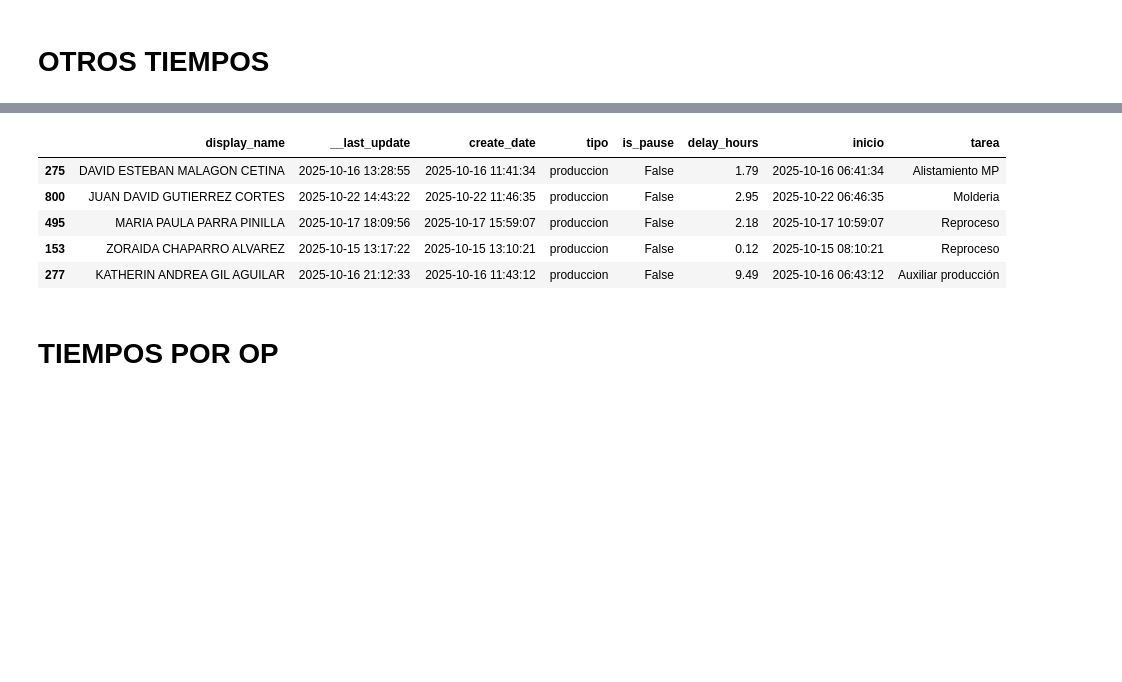
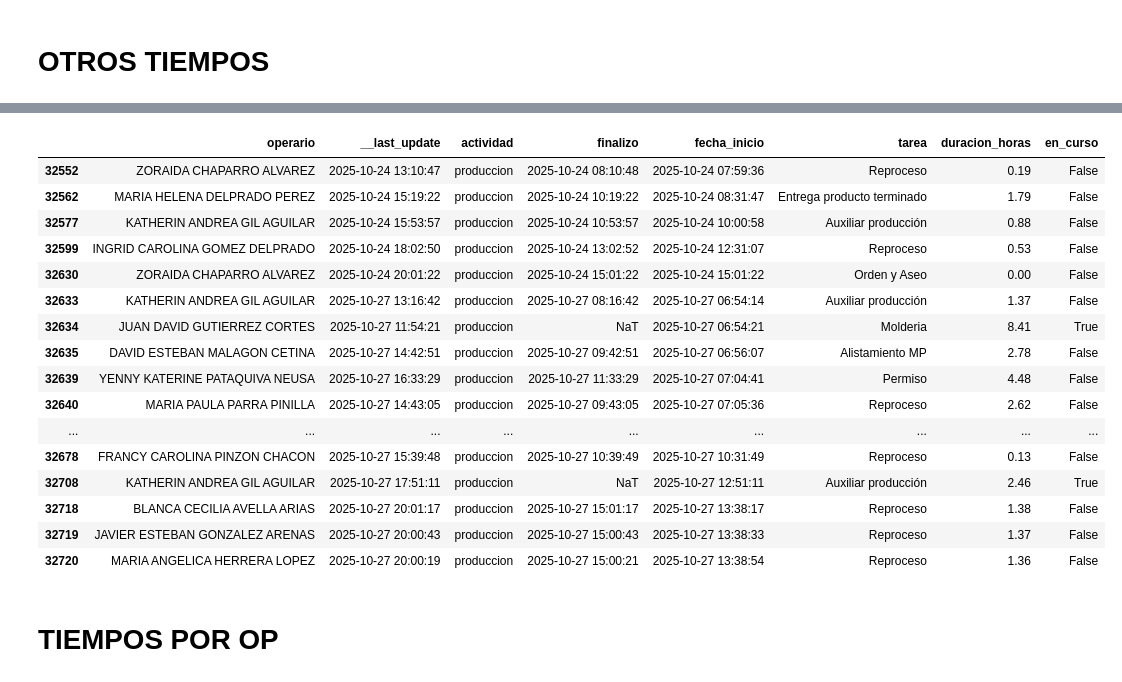
Before and after one commit to FiltrosDonsson/Proyectos-Data-analyst, a Jupyter notebook: PRORUDCCION/tiempo_operarios.ipynb, the cells around one changed output, grey strips where cells are left out. Cells and saved outputs as stored; diff of their text form; code cells hidden in the pictures; blank space fills up the shorter version.

```diff
--- a/PRORUDCCION/tiempo_operarios.ipynb
+++ b/PRORUDCCION/tiempo_operarios.ipynb
@@ -93,12 +93,41 @@ df.head()
 # %%
 df_ot = df[df["tipo"]!="sistema"] #Se quitan las de op ya que no caen bien
+
+df_ot.columns = df_ot.columns.str.lower()
+df_ot = df_ot.rename(columns={
+    "display_name": "operario",
+    "inicio": "fecha_inicio",
+    "tipo": "actividad",
+})
+
+# Convertir fechas
+for col in ["fecha_inicio", "create_date", "__last_update"]:
+    df_ot[col] = pd.to_datetime(df_ot[col], errors="coerce")
+
+# Agregar columnas que no existen en df_ot para igualar estructura
+df_ot["duracion_horas"] = df_ot["delay_hours"]
+df_ot["centro_produccion"] = "OTRAS TAREAS"
+
+df_ot = df_ot[["operario","__last_update","actividad","finalizo","fecha_inicio","tarea","duracion_horas"]]
+
+# Hora actual (en tu zona horaria si quieres)
+ahora = pd.Timestamp.now()
+
+df_ot["fecha_inicio"] = pd.to_datetime(df_ot["fecha_inicio"], errors="coerce")
+df_ot["finalizo"] = pd.to_datetime(df_ot["finalizo"], errors="coerce")
+
+# --- 1️⃣ Crear columna en_curso ---
+# True si no hay fecha de finalización
+df_ot["en_curso"] = df_ot["finalizo"].isna() | (df_ot["finalizo"] == False)
+
+# --- 2️⃣ Recalcular duración ---
+df_ot["duracion_horas"] = df_ot.apply(
+    lambda row: (
+        (ahora - row["fecha_inicio"]).total_seconds() / 3600
+        if row["en_curso"] and pd.notna(row["fecha_inicio"])
+        else (row["finalizo"] - row["fecha_inicio"]).total_seconds() / 3600
+        if pd.notna(row["finalizo"]) and pd.notna(row["fecha_inicio"])
+        else 0
+    ),
+    axis=1
+).round(2)
-# %%
-df_ot = df_ot[["display_name","__last_update","create_date","tipo","is_pause","delay_hours","inicio","tarea"]]
-df_ot.sample(5)
-# %% [output]
-|  | display_name | __last_update | create_date | tipo | is_pause | delay_hours | inicio | tarea |
-| 275 | DAVID ESTEBAN MALAGON CETINA | 2025-10-16 13:28:55 | 2025-10-16 11:41:34 | produccion | False | 1.79 | 2025-10-16 06:41:34 | Alistamiento MP |
-| 800 | JUAN DAVID GUTIERREZ CORTES | 2025-10-22 14:43:22 | 2025-10-22 11:46:35 | produccion | False | 2.95 | 2025-10-22 06:46:35 | Molderia |
-| 495 | MARIA PAULA PARRA PINILLA | 2025-10-17 18:09:56 | 2025-10-17 15:59:07 | produccion | False | 2.18 | 2025-10-17 10:59:07 | Reproceso |
-| 153 | ZORAIDA CHAPARRO ALVAREZ | 2025-10-15 13:17:22 | 2025-10-15 13:10:21 | produccion | False | 0.12 | 2025-10-15 08:10:21 | Reproceso |
-| 277 | KATHERIN ANDREA GIL AGUILAR | 2025-10-16 21:12:33 | 2025-10-16 11:43:12 | produccion | False | 9.49 | 2025-10-16 06:43:12 | Auxiliar producción |
@@ -106,0 +134,20 @@ df_ot.sample(5)
+# %%
+df_ot.tail(20)
+# %% [output]
+|  | operario | __last_update | actividad | finalizo | fecha_inicio | tarea | duracion_horas | en_curso |
+| 32552 | ZORAIDA CHAPARRO ALVAREZ | 2025-10-24 13:10:47 | produccion | 2025-10-24 08:10:48 | 2025-10-24 07:59:36 | Reproceso | 0.19 | False |
+| 32562 | MARIA HELENA DELPRADO PEREZ | 2025-10-24 15:19:22 | produccion | 2025-10-24 10:19:22 | 2025-10-24 08:31:47 | Entrega producto terminado | 1.79 | False |
+| 32577 | KATHERIN ANDREA GIL AGUILAR | 2025-10-24 15:53:57 | produccion | 2025-10-24 10:53:57 | 2025-10-24 10:00:58 | Auxiliar producción | 0.88 | False |
+| 32599 | INGRID CAROLINA GOMEZ DELPRADO | 2025-10-24 18:02:50 | produccion | 2025-10-24 13:02:52 | 2025-10-24 12:31:07 | Reproceso | 0.53 | False |
+| 32630 | ZORAIDA CHAPARRO ALVAREZ | 2025-10-24 20:01:22 | produccion | 2025-10-24 15:01:22 | 2025-10-24 15:01:22 | Orden y Aseo | 0.00 | False |
+| 32633 | KATHERIN ANDREA GIL AGUILAR | 2025-10-27 13:16:42 | produccion | 2025-10-27 08:16:42 | 2025-10-27 06:54:14 | Auxiliar producción | 1.37 | False |
+| 32634 | JUAN DAVID GUTIERREZ CORTES | 2025-10-27 11:54:21 | produccion | NaT | 2025-10-27 06:54:21 | Molderia | 8.41 | True |
+| 32635 | DAVID ESTEBAN MALAGON CETINA | 2025-10-27 14:42:51 | produccion | 2025-10-27 09:42:51 | 2025-10-27 06:56:07 | Alistamiento MP | 2.78 | False |
+| 32639 | YENNY KATERINE PATAQUIVA NEUSA | 2025-10-27 16:33:29 | produccion | 2025-10-27 11:33:29 | 2025-10-27 07:04:41 | Permiso | 4.48 | False |
+| 32640 | MARIA PAULA PARRA PINILLA | 2025-10-27 14:43:05 | produccion | 2025-10-27 09:43:05 | 2025-10-27 07:05:36 | Reproceso | 2.62 | False |
+| ... | ... | ... | ... | ... | ... | ... | ... | ... |
+| 32678 | FRANCY CAROLINA PINZON CHACON | 2025-10-27 15:39:48 | produccion | 2025-10-27 10:39:49 | 2025-10-27 10:31:49 | Reproceso | 0.13 | False |
+| 32708 | KATHERIN ANDREA GIL AGUILAR | 2025-10-27 17:51:11 | produccion | NaT | 2025-10-27 12:51:11 | Auxiliar producción | 2.46 | True |
+| 32718 | BLANCA CECILIA AVELLA ARIAS | 2025-10-27 20:01:17 | produccion | 2025-10-27 15:01:17 | 2025-10-27 13:38:17 | Reproceso | 1.38 | False |
+| 32719 | JAVIER ESTEBAN GONZALEZ ARENAS | 2025-10-27 20:00:43 | produccion | 2025-10-27 15:00:43 | 2025-10-27 13:38:33 | Reproceso | 1.37 | False |
+| 32720 | MARIA ANGELICA HERRERA LOPEZ | 2025-10-27 20:00:19 | produccion | 2025-10-27 15:00:21 | 2025-10-27 13:38:54 | Reproceso | 1.36 | False |
```
Also changed, not shown: parts of 13 cells of this notebook, 5 other files.
